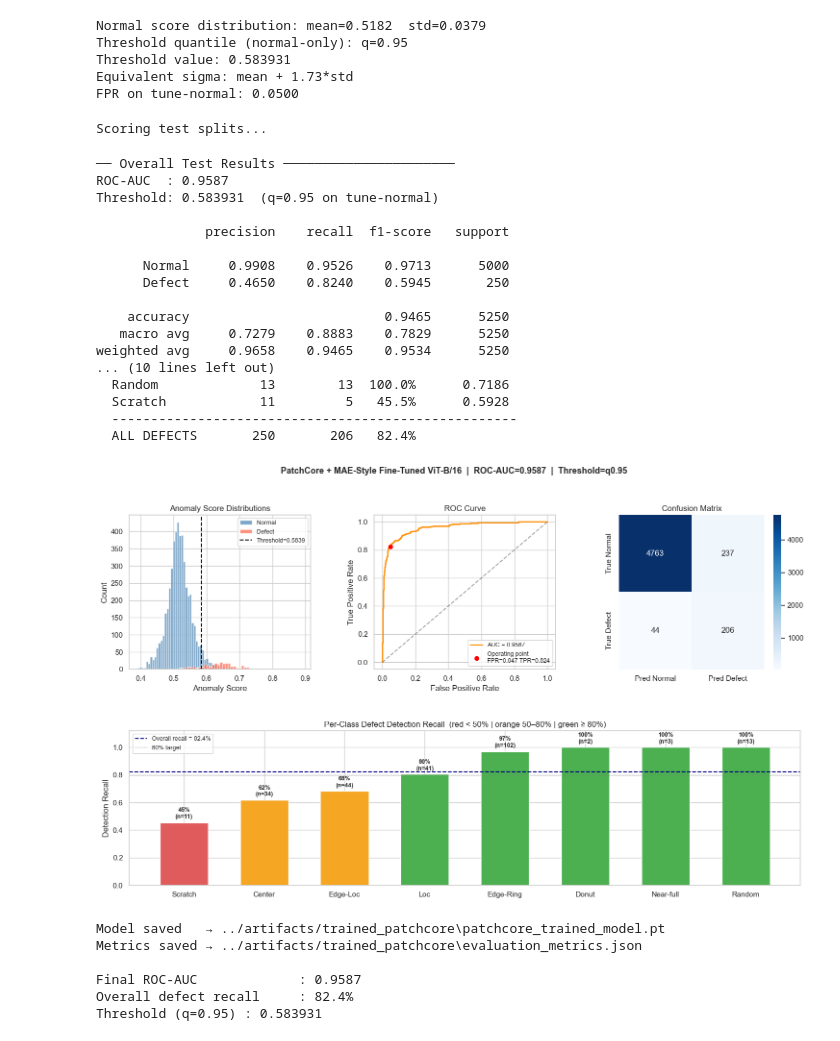
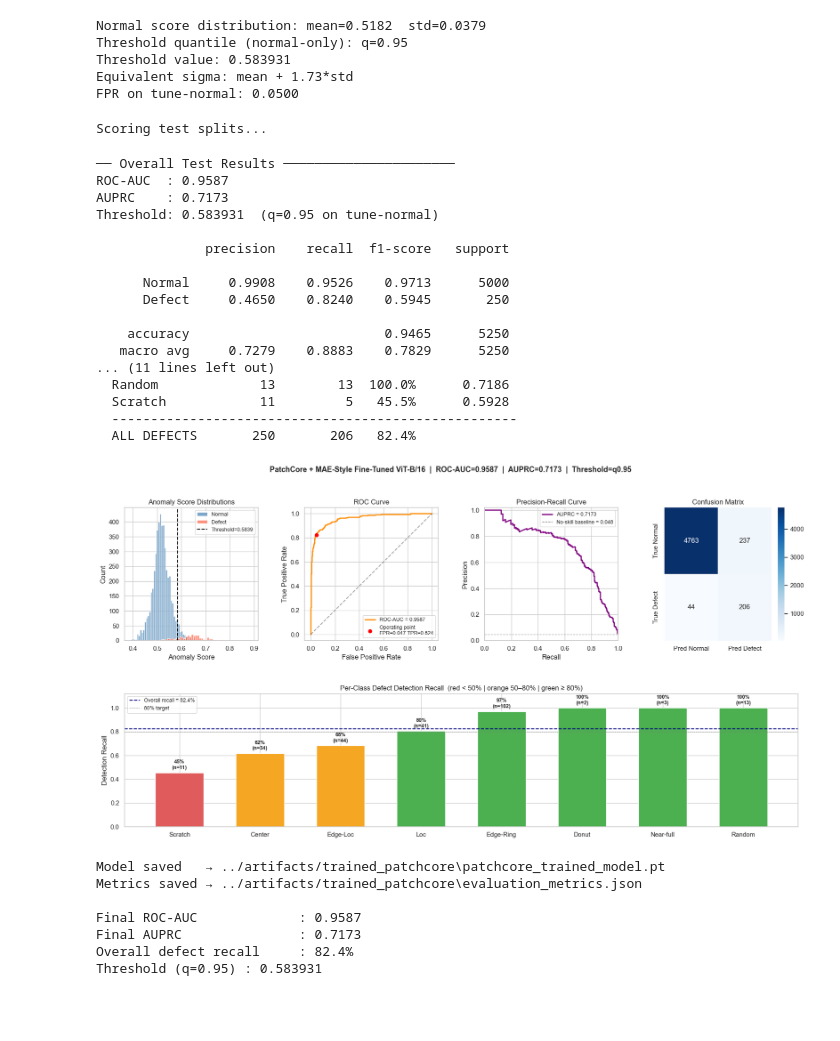
Before and after one commit to henreads/DeepLearning-Group8, a Jupyter notebook: ct_notebooks/best/wafer-trained-patchcore-vit-best.ipynb, the cells around one changed output. Saved outputs shown, nothing was run; the diff lists cells and outputs as text; code cells hidden in the pictures; blank space fills up the shorter version.

Commit message:
auprc

```diff
--- a/ct_notebooks/best/wafer-trained-patchcore-vit-best.ipynb
+++ b/ct_notebooks/best/wafer-trained-patchcore-vit-best.ipynb
@@ -697,11 +698,14 @@ all_scores = np.concatenate([test_normal_scores, test_defect_scores])
 all_labels = np.concatenate([test_normal_labels, test_defect_labels])
 predictions = (all_scores > best_thresh).astype(int)
 
-roc_auc          = roc_auc_score(all_labels, all_scores)
+roc_auc = roc_auc_score(all_labels, all_scores)
+auprc   = average_precision_score(all_labels, all_scores)
 fpr_arr, tpr_arr, roc_thrs = roc_curve(all_labels, all_scores)
+precision_arr, recall_arr, pr_thrs = precision_recall_curve(all_labels, all_scores)
 
 print(f'\n── Overall Test Results ──────────────────────')
 print(f'ROC-AUC  : {roc_auc:.4f}')
+print(f'AUPRC    : {auprc:.4f}')
 print(f'Threshold: {best_thresh:.6f}  (q={THRESHOLD_QUANTILE:.2f} on tune-normal)')
 print()
 print(classification_report(all_labels, predictions,
@@ -735,6 +739,7 @@ print(f'  {"ALL DEFECTS":<14}  {len(defect_preds):>5}  {defect_preds.sum():>8}
 Scoring test splits...
 ── Overall Test Results ──────────────────────
 ROC-AUC  : 0.9587
+AUPRC    : 0.7173
 Threshold: 0.583931  (q=0.95 on tune-normal)
 
               precision    recall  f1-score   support
@@ -744,8 +749,7 @@ Threshold: 0.583931  (q=0.95 on tune-normal)
 
     accuracy                         0.9465      5250
    macro avg     0.7279    0.8883    0.7829      5250
-weighted avg     0.9658    0.9465    0.9534      5250
-... (10 lines left out)
+... (11 lines left out)
   Random             13        13  100.0%      0.7186
   Scratch            11         5   45.5%      0.5928
   ----------------------------------------------------
@@ -753,12 +757,13 @@ weighted avg     0.9658    0.9465    0.9534      5250
 # %%
 # ── 14. Visualisation ─────────────────────────────────────────────────────────
 
-fig = plt.figure(figsize=(18, 10))
-gs  = fig.add_gridspec(2, 3, hspace=0.4, wspace=0.35)
+fig = plt.figure(figsize=(21, 10))
+gs  = fig.add_gridspec(2, 4, hspace=0.4, wspace=0.35)
 
 ax_dist = fig.add_subplot(gs[0, 0])
 ax_roc  = fig.add_subplot(gs[0, 1])
-ax_cm   = fig.add_subplot(gs[0, 2])
+ax_pr   = fig.add_subplot(gs[0, 2])
+ax_cm   = fig.add_subplot(gs[0, 3])
 ax_pc   = fig.add_subplot(gs[1, :])   # per-class spans full bottom row
 
 # ── Score distributions ──
@@ -772,7 +777,7 @@ ax_dist.legend(fontsize=9)
 
 # ── ROC Curve ──
 ax_roc.plot(fpr_arr, tpr_arr, color='darkorange', lw=2,
-            label=f'AUC = {roc_auc:.4f}')
+            label=f'ROC-AUC = {roc_auc:.4f}')
 ax_roc.plot([0, 1], [0, 1], 'k--', alpha=0.4)
 # Mark the operating point
 op_fpr = (test_normal_scores > best_thresh).mean()
@@ -783,6 +788,19 @@ ax_roc.set_title('ROC Curve')
 ax_roc.set_xlabel('False Positive Rate')
 ax_roc.set_ylabel('True Positive Rate')
 ax_roc.legend(fontsize=9)
+
+# ── Precision-Recall Curve (AUPRC) ──
+baseline = all_labels.mean()
+ax_pr.plot(recall_arr, precision_arr, color='purple', lw=2,
+           label=f'AUPRC = {auprc:.4f}')
+ax_pr.axhline(baseline, color='gray', linestyle='--', lw=1,
+              label=f'No-skill baseline = {baseline:.3f}')
+ax_pr.set_title('Precision-Recall Curve')
+ax_pr.set_xlabel('Recall')
+ax_pr.set_ylabel('Precision')
+ax_pr.set_xlim(0, 1)
+ax_pr.set_ylim(0, 1.02)
+ax_pr.legend(fontsize=9)
 
 # ── Confusion Matrix ──
 cm = confusion_matrix(all_labels, predictions)
@@ -798,35 +816,35 @@ counts       = [perclass_results[c]['n'] for c in classes]
 mean_scores  = [perclass_results[c]['mean_score'] for c in classes]
 
 # Sort by recall ascending so worst classes are on the left
 order   = np.argsort(recalls)
 classes = [classes[i] for i in order]
 recalls = [recalls[i] for i in order]
 counts  = [counts[i]  for i in order]
 mean_scores = [mean_scores[i] for i in order]
 
 bar_colors = ['#e05c5c' if r < 0.5 else '#f5a623' if r < 0.8 else '#4caf50'
               for r in recalls]
 bars = ax_pc.bar(classes, recalls, color=bar_colors, edgecolor='white', width=0.6)
 
 ax_pc.axhline(overall_defect_recall, color='navy', linestyle='--', lw=1.5,
               label=f'Overall recall = {overall_defect_recall:.1%}')
 ax_pc.axhline(0.8, color='gray', linestyle=':', lw=1, label='80% target')
 ax_pc.set_ylim(0, 1.12)
 ax_pc.set_ylabel('Detection Recall')
 ax_pc.set_title('Per-Class Defect Detection Recall  (red < 50% | orange 50–80% | green ≥ 80%)')
 ax_pc.legend(fontsize=9)
 
 # Annotate bars with recall % and count
 for bar, rec, n, ms in zip(bars, recalls, counts, mean_scores):
     ax_pc.text(bar.get_x() + bar.get_width()/2, bar.get_height() + 0.02,
                f'{rec:.0%}\n(n={n})', ha='center', va='bottom', fontsize=9, fontweight='bold')
 
-plt.suptitle(f'PatchCore + MAE-Style Fine-Tuned ViT-B/16  |  ROC-AUC={roc_auc:.4f}  '
+plt.suptitle(f'PatchCore + MAE-Style Fine-Tuned ViT-B/16  |  ROC-AUC={roc_auc:.4f}  |  AUPRC={auprc:.4f}  '
              f'|  Threshold=q{THRESHOLD_QUANTILE:.2f}', fontsize=13, fontweight='bold')
 plt.savefig(os.path.join(ARTIFACT_DIR, 'evaluation_results.png'), dpi=130, bbox_inches='tight')
 plt.show()
 # %% [output]
-[figure, old version]
+[figure, new version]
 # %%
 # ── 15. Save model & metrics ───────────────────────────────────────────────────
 
@@ -844,6 +862,7 @@ torch.save({
 
 metrics = {
     'roc_auc':              float(roc_auc),
+    'auprc':                float(auprc),
     'threshold':            float(best_thresh),
     'threshold_quantile':   float(THRESHOLD_QUANTILE),
     'threshold_sigma':      float(best_sigma),
@@ -871,6 +890,7 @@ with open(METRICS_EXPORT_PATH, 'w') as f:
 print(f'Model saved   → {MODEL_EXPORT_PATH}')
 print(f'Metrics saved → {METRICS_EXPORT_PATH}')
 print(f'\nFinal ROC-AUC             : {roc_auc:.4f}')
+print(f'Final AUPRC               : {auprc:.4f}')
 print(f'Overall defect recall     : {overall_defect_recall:.1%}')
 print(f'Threshold (q={THRESHOLD_QUANTILE:.2f}) : {best_thresh:.6f}')
 # %% [output]
@@ -878,6 +898,7 @@ Model saved   → ../artifacts/trained_patchcore\patchcore_trained_model.pt
 Metrics saved → ../artifacts/trained_patchcore\evaluation_metrics.json
 
 Final ROC-AUC             : 0.9587
+Final AUPRC               : 0.7173
 Overall defect recall     : 82.4%
 Threshold (q=0.95) : 0.583931
 # %% [markdown]
```
Also changed, not shown: parts of 2 cells of this notebook.
